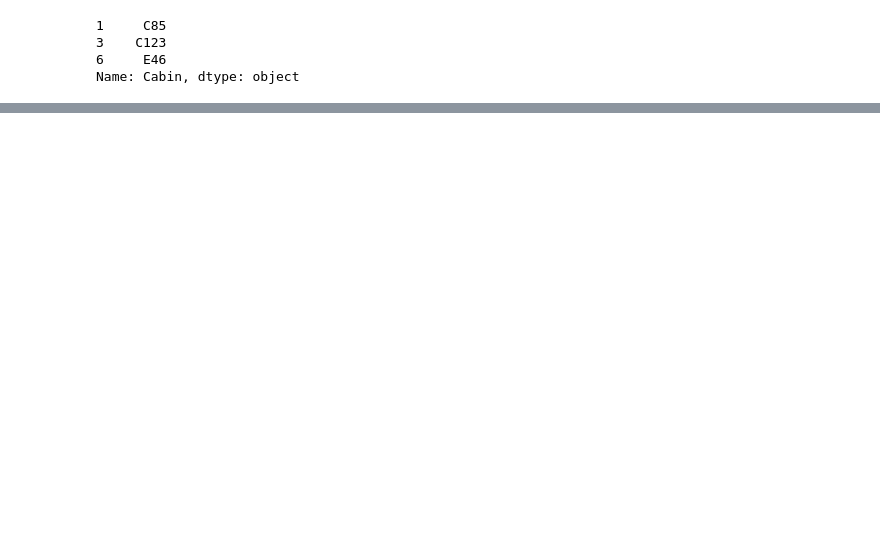
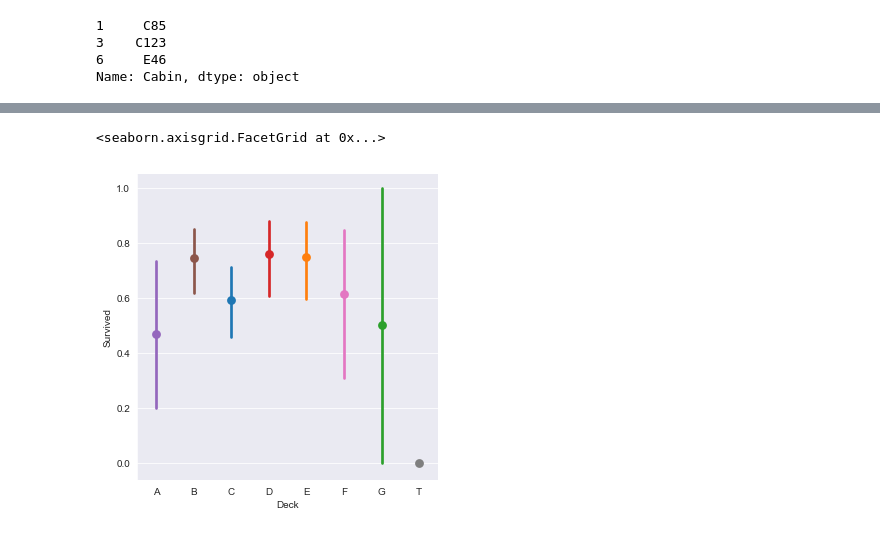
Before and after one commit to jsutch/Titanic-Kaggle, a Jupyter notebook: Kaggle Titantic Data Analysis.ipynb, the cells around one changed output, grey strips where cells are left out. Saved outputs shown, nothing was run; the diff lists cells and outputs as text; code cells hidden in the pictures; blank space fills up the shorter version.

Commit message:
added vizzes to answer the questions Did Being Alone Matter or Did The Deck Matter

```diff
--- a/Kaggle Titantic Data Analysis.ipynb
+++ b/Kaggle Titantic Data Analysis.ipynb
@@ -408,0 +410,6 @@ for
+# %%
+# create a new columns called 'deck'
+def decking1(cabin):
+    return cabin[0]
+# %%
+df['Deck'] = df['Cabin'].dropna().apply(decking1)
@@ -408,0 +425,5 @@ for
+# %%
+sns.factorplot('Deck','Survived',hue='Deck',data=df,order=['A','B','C','D','E','F','G','T'])
+# %% [output]
+<seaborn.axisgrid.FacetGrid at 0x...>
+[figure, added]
```
Also changed, not shown: parts of 6 cells of this notebook.
